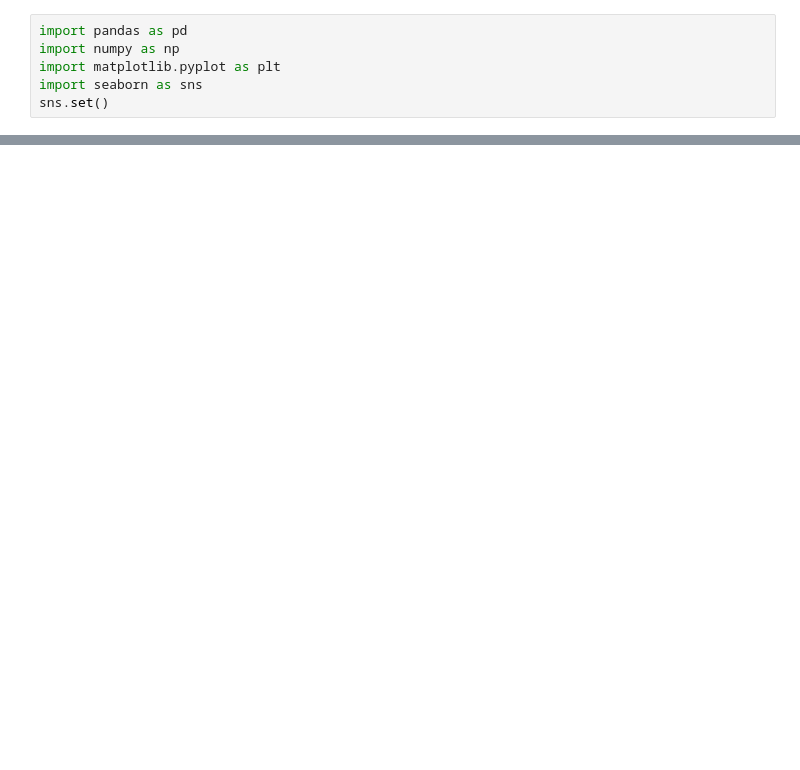
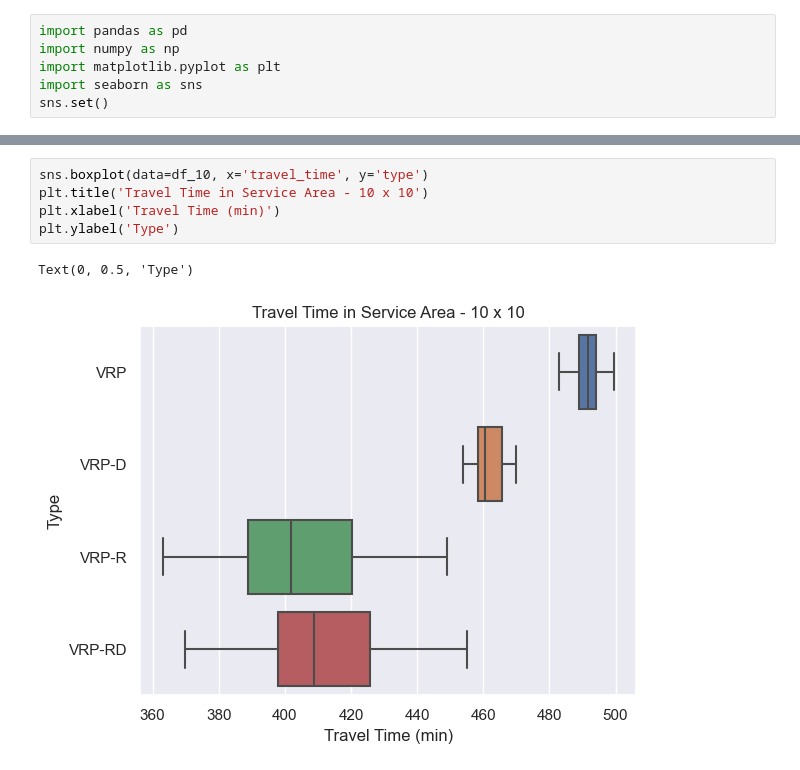
Before and after one commit to jy09567824/vehicle-routing-problem, a Jupyter notebook: result/vrp_result_analysis.ipynb, the cells around one changed output, grey strips where cells are left out. Cells and saved outputs as stored; diff of their text form; blank space fills up the shorter version.

```diff
--- a/result/vrp_result_analysis.ipynb
+++ b/result/vrp_result_analysis.ipynb
@@ -25,0 +32,8 @@ sns.lineplot(data=df_25, x='id', y='travel_time', hue='type', marker='o')
+# %%
+sns.boxplot(data=df_10, x='travel_time', y='type')
+plt.title('Travel Time in Service Area - 10 x 10')
+plt.xlabel('Travel Time (min)')
+plt.ylabel('Type')
+# %% [output]
+Text(0, 0.5, 'Type')
+[figure, added]
```
Also changed, not shown: parts of 15 cells of this notebook, 32 other files.
